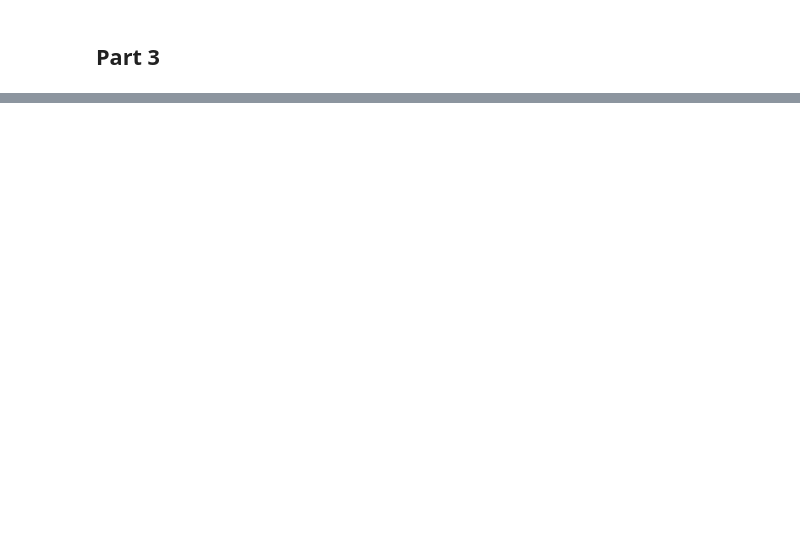
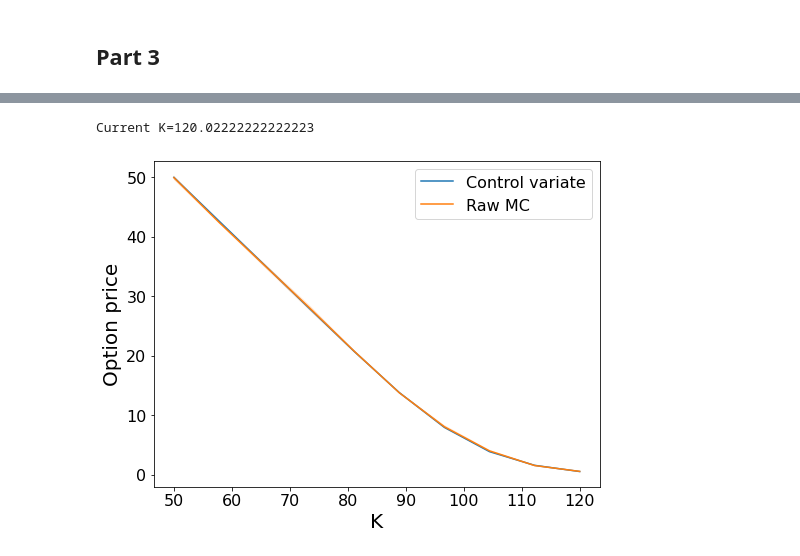
Before and after one commit to sanderbroos/Computational-Finance, a Jupyter notebook: Set 2/set2.ipynb, the cells around one changed output, grey strips where cells are left out. Cells and saved outputs as stored; diff of their text form; code cells hidden in the pictures; blank space fills up the shorter version.

```diff
--- a/Set 2/set2.ipynb
+++ b/Set 2/set2.ipynb
@@ -117,3 +132,13 @@ Fixed seed delta: -0.3289170068234082 +- 0.010643531469021906
 # TODO
 # %% [markdown]
 ## Part 3
+# %%
+# Compare asian monte carlo vs analytical
+n_instances = 10
+M=10**4
+manager = SimulationManager(MonteCarloStockManager, n_instances, M=M, option_type="asian")
+mean, std = manager.calc_attribute(lambda man: man.calc_option_price()[1], run=False)
+
+asian_analytic = asian_option_value()
+print(f"Monte carlo value: {mean} +- {std}")
+print(f"Asian analytic {asian_analytic}")
@@ -119,0 +182,36 @@ Fixed seed delta: -0.3289170068234082 +- 0.010643531469021906
+# %%
+# Contol variate technique - Strike price
+
+n_instances = 10
+Ks = np.linspace(50, 120, 10)
+M=10**3
+
+control_variate_means, control_variate_stds = [], []
+MC_ari_means, MC_ari_stds = [], []
+
+for K in Ks:
+    print(f"Current K={K}", end='\r')
+    control_variate_mean, control_variate_std, MC_ari_mean, MC_ari_std = obtain_mean_and_stds_control_variate(n_instances, M, K=K)
+
+    control_variate_means.append(control_variate_mean)
+    control_variate_stds.append(control_variate_std)
+    MC_ari_means.append(MC_ari_mean)
+    MC_ari_stds.append(MC_ari_std)
+
+control_variate_means = np.array(control_variate_means)
+control_variate_stds = np.array(control_variate_stds)
+MC_ari_means = np.array(MC_ari_means)
+MC_ari_stds = np.array(MC_ari_stds)
+
+plt.plot(Ks, control_variate_means, label="Control variate")
+plt.fill_between(Ks, control_variate_means - control_variate_stds, control_variate_means + control_variate_stds, alpha=0.2)
+plt.plot(Ks, MC_ari_means, label="Raw MC")
+plt.fill_between(Ks, MC_ari_means - MC_ari_stds, MC_ari_means + MC_ari_stds, alpha=0.2)
+
+plt.legend()
+plt.xlabel("K")
+plt.ylabel("Option price")
+plt.show()
+# %% [output]
+Current K=120.02222222222223
+[figure, added]
```
Also changed, not shown: parts of 9 cells of this notebook, 1 other file.
